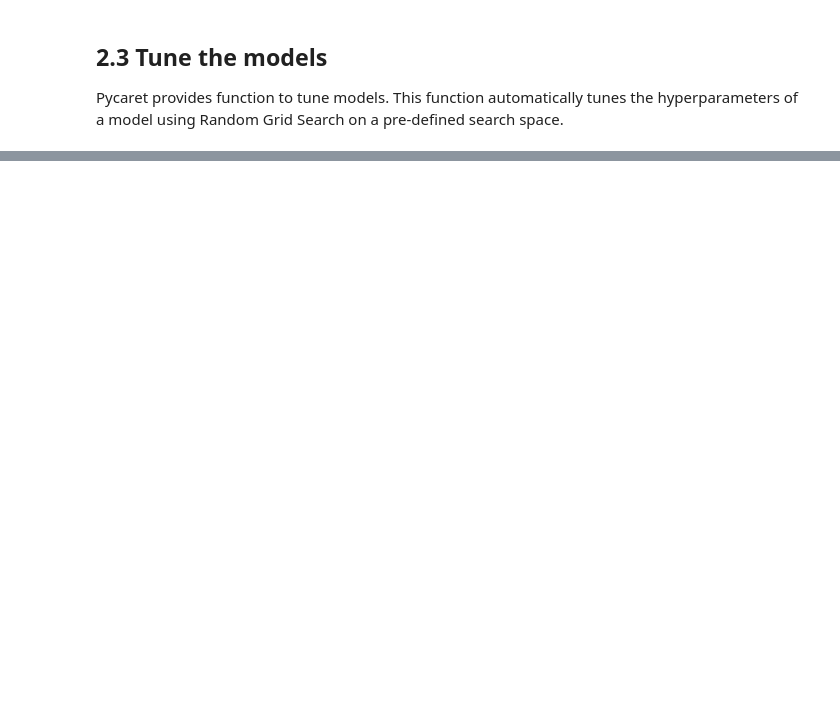
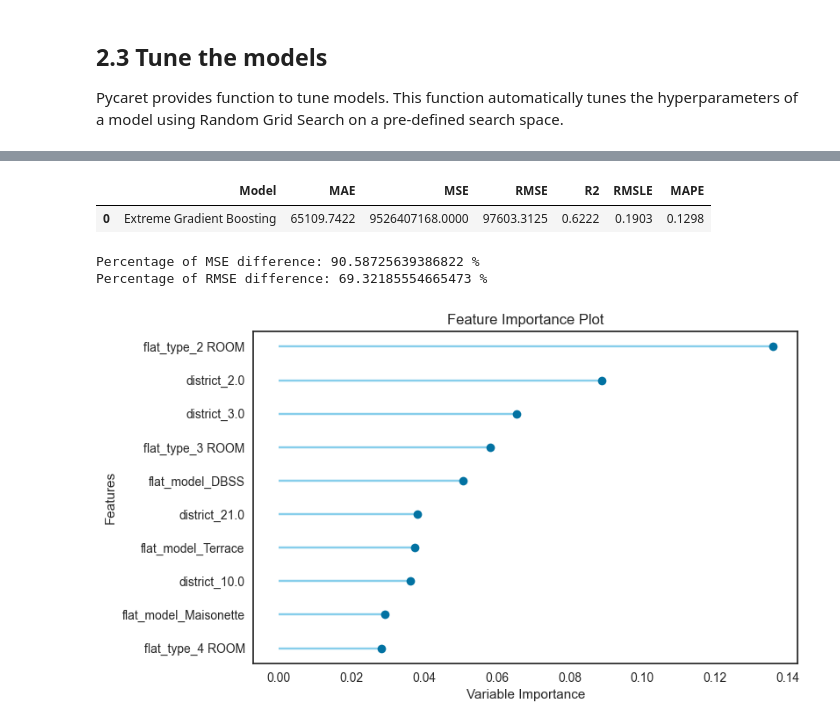
Before and after one commit to ElangSetiawan/sg-hdb-resale, a Jupyter notebook: notebooks/Elang-SG-HDB-Resale-Model.ipynb, the cells around one changed output, grey strips where cells are left out. Saved outputs shown, nothing was run; the diff lists cells and outputs as text; code cells hidden in the pictures; blank space fills up the shorter version.

```diff
--- a/notebooks/Elang-SG-HDB-Resale-Model.ipynb
+++ b/notebooks/Elang-SG-HDB-Resale-Model.ipynb
@@ -475,0 +525,27 @@ tuned_xgboost_reg101 = tune_model(xgboost_reg101, fold=5, optimize='RMSE', searc
+# %%
+df_predict_xg = predict_model(tuned_xgboost_reg101)
+# %% [output]
+|  | Model | MAE | MSE | RMSE | R2 | RMSLE | MAPE |
+| 0 | Extreme Gradient Boosting | 65109.7422 | 9526407168.0000 | 97603.3125 | 0.6222 | 0.1903 | 0.1298 |
+# %%
+"""
+Previous results:
+Percentage of MSE difference: 83.9896342156194 %
+Percentage of RMSE difference: 59.990694890103626 %
+"""
+MSE_diff = abs(1-(896696281.6000/9526407168.0000))
+RMSE_diff = abs(1-(29942.8852/97603.3125))
+
+
+# if this is between 1-2%, then no overfitting.
+print("Percentage of MSE difference:", MSE_diff*100.00, "%")
+print("Percentage of RMSE difference:", RMSE_diff*100.00, "%")
+
+#This is an overfitted model
+# %% [output]
+Percentage of MSE difference: 90.58725639386822 %
+Percentage of RMSE difference: 69.32185554665473 %
+# %%
+plot_model(tuned_xgboost_reg101, plot = 'feature')
+# %% [output]
+[figure, added]
```
Also changed, not shown: parts of 53 cells of this notebook, 7 other files.
